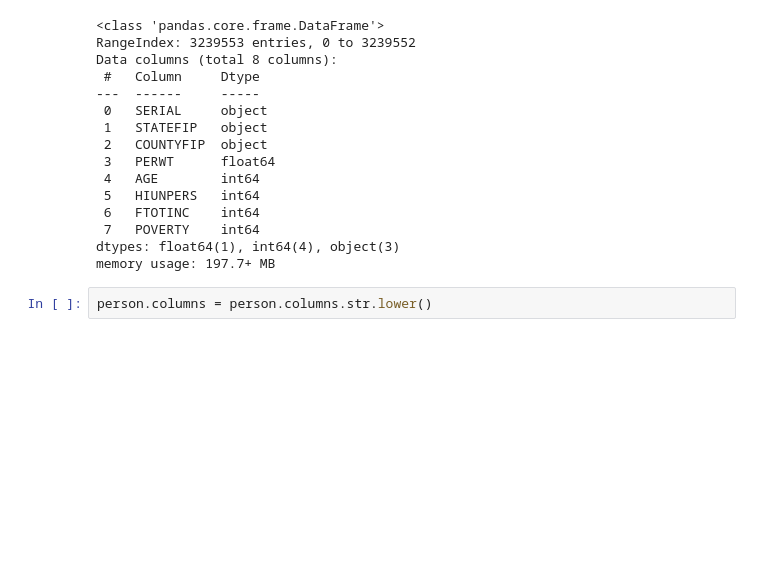
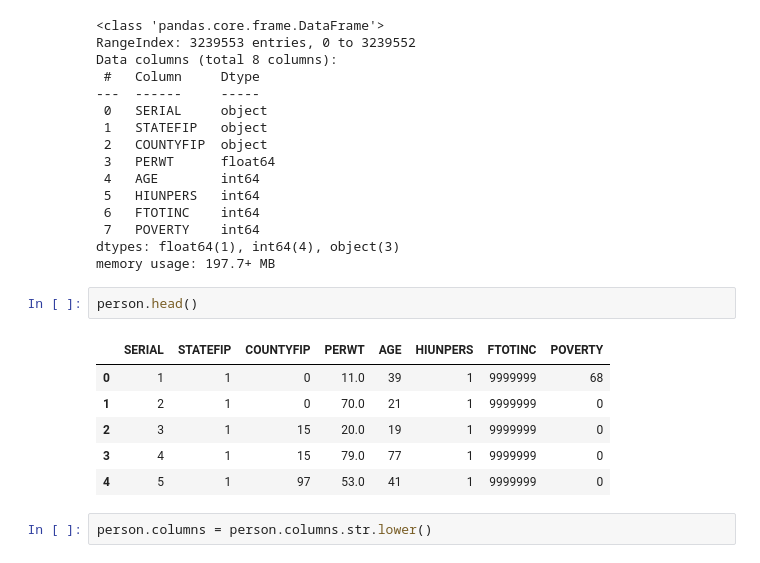
Before and after one commit to maryland-child-alliance/maryland-child-allowance, a Jupyter notebook: notebooks/Copy_of_ACS_Maryland_County_CA.ipynb, the cells around one changed output. Saved outputs shown, nothing was run; the diff lists cells and outputs as text; blank space fills up the shorter version.

```diff
--- a/notebooks/Copy_of_ACS_Maryland_County_CA.ipynb
+++ b/notebooks/Copy_of_ACS_Maryland_County_CA.ipynb
@@ -49,6 +49,15 @@ Data columns (total 8 columns):
  7   POVERTY    int64
 dtypes: float64(1), int64(4), object(3)
 memory usage: 197.7+ MB
+# %%
+person.head()
+# %% [output]
+|  | SERIAL | STATEFIP | COUNTYFIP | PERWT | AGE | HIUNPERS | FTOTINC | POVERTY |
+| 0 | 1 | 1 | 0 | 11.0 | 39 | 1 | 9999999 | 68 |
+| 1 | 2 | 1 | 0 | 70.0 | 21 | 1 | 9999999 | 0 |
+| 2 | 3 | 1 | 15 | 20.0 | 19 | 1 | 9999999 | 0 |
+| 3 | 4 | 1 | 15 | 79.0 | 77 | 1 | 9999999 | 0 |
+| 4 | 5 | 1 | 97 | 53.0 | 41 | 1 | 9999999 | 0 |
 # %%
 person.columns = person.columns.str.lower()
 # %%
```
Also changed, not shown: 1 other file.
